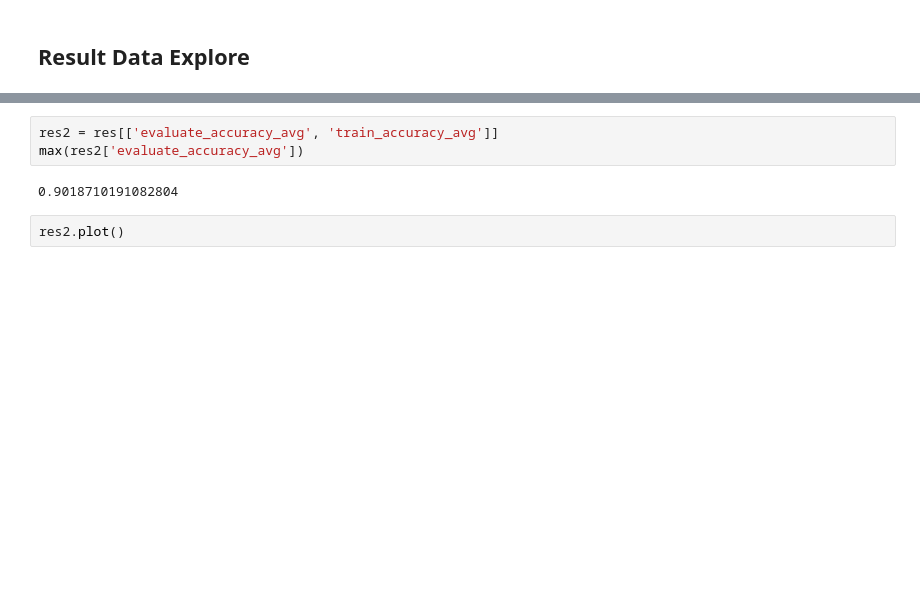
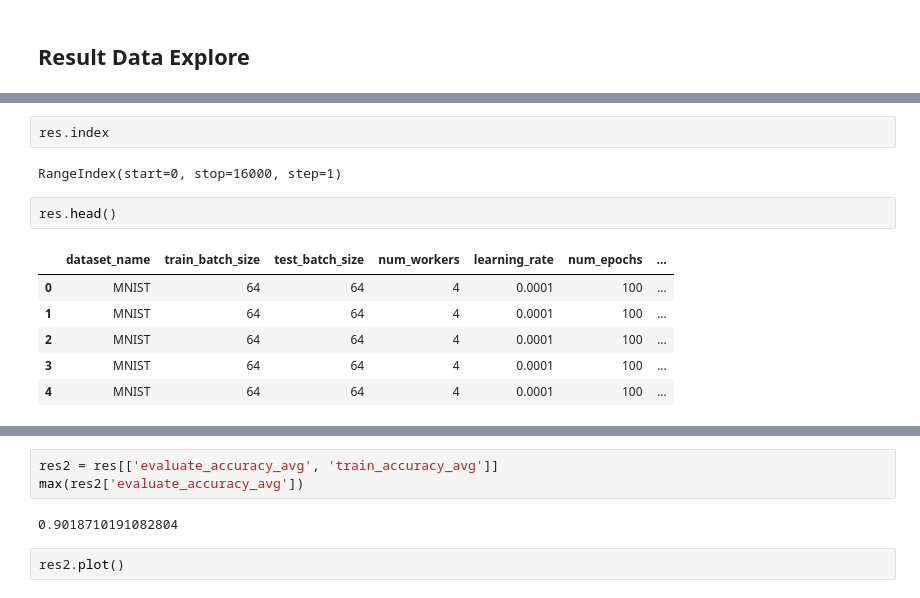
Before and after one commit to keepsimpler/zero, a Jupyter notebook: notebooks/postprocess.ipynb, the cells around one changed output, grey strips where cells are left out. Drawn from its saved outputs; the diff is of its cells as text; blank space fills up the shorter version.

```diff
--- a/notebooks/analysis.ipynb
+++ b/notebooks/postprocess.ipynb
@@ -32 +20,14 @@ Index(['dataset_name', 'train_batch_size', 'test_batch_size', 'num_workers',
       dtype='object')
+# %%
+res.index
+# %% [output]
+RangeIndex(start=0, stop=16000, step=1)
+# %%
+res.head()
+# %% [output]
+|  | dataset_name | train_batch_size | test_batch_size | num_workers | learning_rate | num_epochs | ... |
+| 0 | MNIST | 64 | 64 | 4 | 0.0001 | 100 | ... |
+| 1 | MNIST | 64 | 64 | 4 | 0.0001 | 100 | ... |
+| 2 | MNIST | 64 | 64 | 4 | 0.0001 | 100 | ... |
+| 3 | MNIST | 64 | 64 | 4 | 0.0001 | 100 | ... |
+| 4 | MNIST | 64 | 64 | 4 | 0.0001 | 100 | ... |
```
Also changed, not shown: parts of 9 cells of this notebook, 3 other files.
